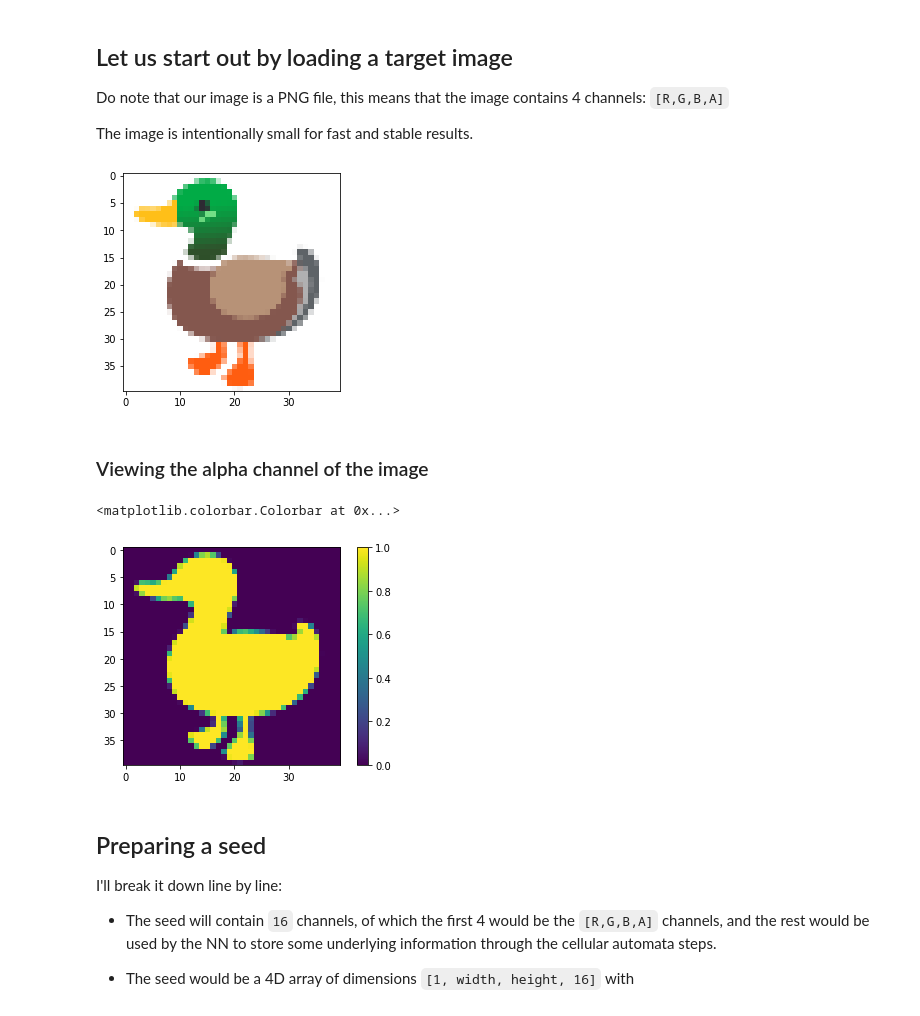
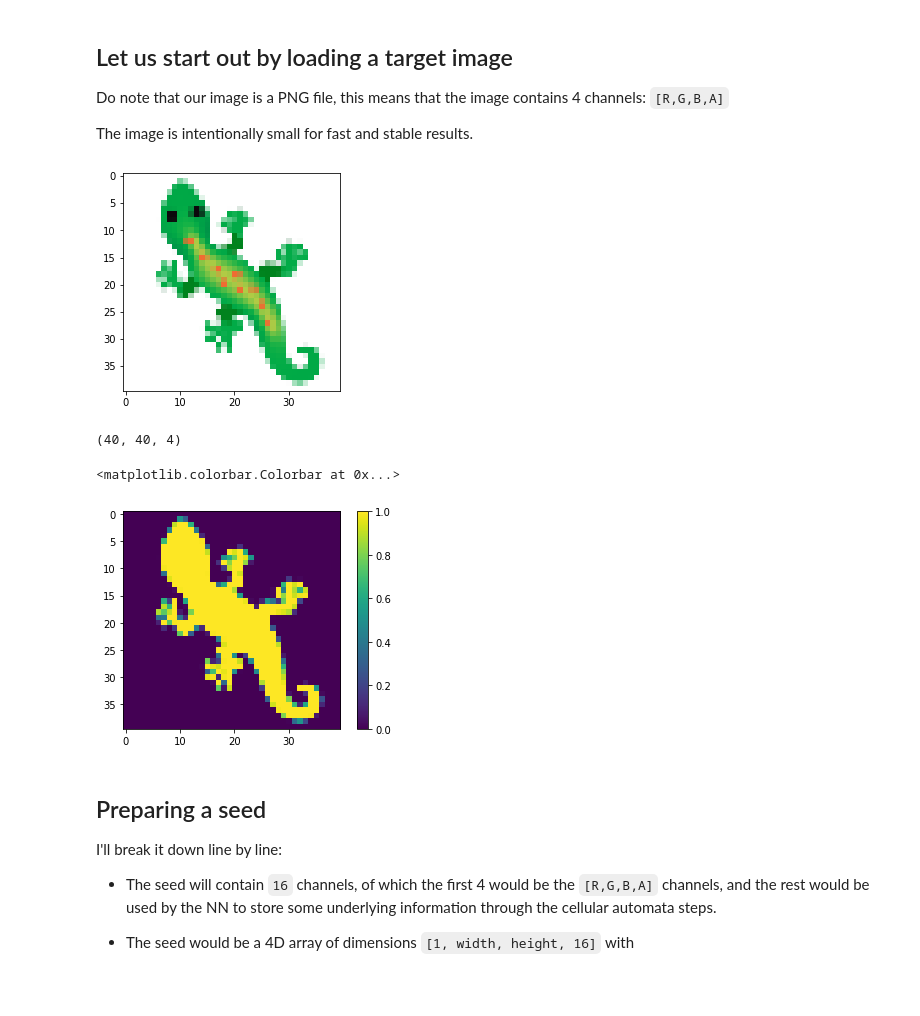
Before and after one commit to Mayukhdeb/differentiable-morphogenesis, a Jupyter notebook: basic-neural-ca.ipynb, the cells around one changed output. Cells and saved outputs as stored; diff of their text form; code cells hidden in the pictures.

```diff
--- a/basic-neural-ca.ipynb
+++ b/basic-neural-ca.ipynb
@@ -44,22 +42,22 @@ The image is intentionally small for fast and stable results.
 # %%
 #@title {vertical-output: true}
 width = 40
 height = 40
-filename = 'images/duck.png'
+filename = 'lizard.png'
 device = 'cuda'
 im = (cv2.cvtColor(cv2.resize(cv2.imread(filename, cv2.IMREAD_UNCHANGED), (width,height)), cv2.COLOR_BGRA2RGBA)/255.0).astype(np.float32)
 plt.imshow(im)
 plt.show()
+print(im.shape)
 # %% [output]
-[figure, old version]
+[figure, new version]
+(40, 40, 4)
-# %% [markdown]
-### Viewing the alpha channel of the image
 # %%
 plt.imshow(im[:,:,3])  ## last channel
 plt.colorbar()
 # %% [output]
 <matplotlib.colorbar.Colorbar at 0x...>
-[figure, old version]
+[figure, new version]
 # %% [markdown]
 ## Preparing a seed
 
```
Also changed, not shown: parts of 29 cells of this notebook.
